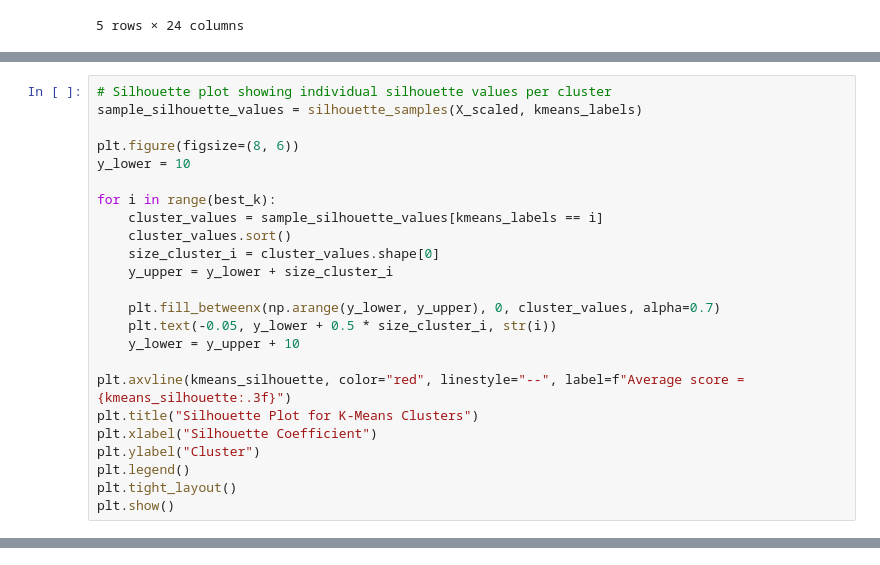
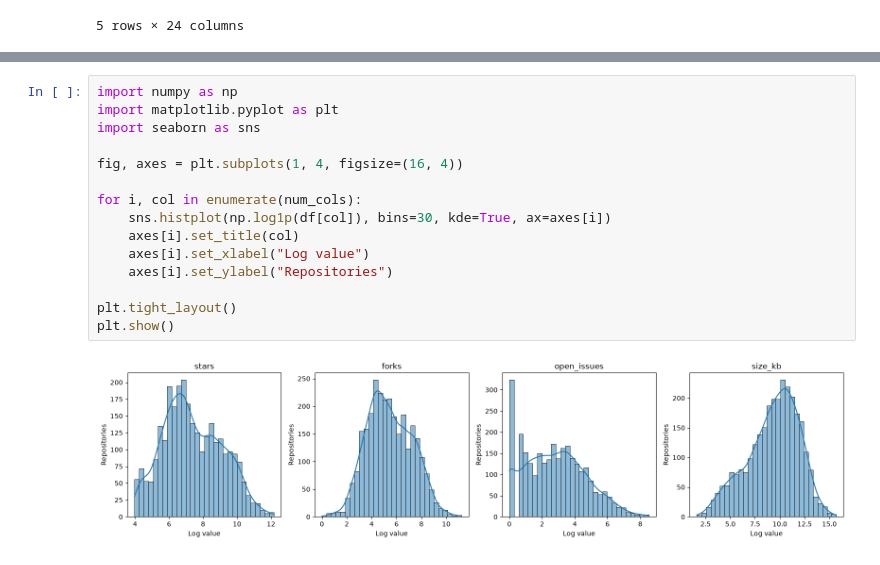
Before and after one commit to umang0015/Ai-DataScience, a Jupyter notebook: clustering_analysis_eda_(2).ipynb, the cells around one changed output, grey strips where cells are left out. Cells and saved outputs as stored; diff of their text form.

```diff
--- a/clustering_analysis_eda_(2).ipynb
+++ b/clustering_analysis_eda_(2).ipynb
@@ -404,24 +44,0 @@ K-Means Calinski-Harabasz  : 2507.65
-# %%
-# Silhouette plot showing individual silhouette values per cluster
-sample_silhouette_values = silhouette_samples(X_scaled, kmeans_labels)
-
-plt.figure(figsize=(8, 6))
-y_lower = 10
-
-for i in range(best_k):
-    cluster_values = sample_silhouette_values[kmeans_labels == i]
-    cluster_values.sort()
-    size_cluster_i = cluster_values.shape[0]
-    y_upper = y_lower + size_cluster_i
-
-    plt.fill_betweenx(np.arange(y_lower, y_upper), 0, cluster_values, alpha=0.7)
-    plt.text(-0.05, y_lower + 0.5 * size_cluster_i, str(i))
-    y_lower = y_upper + 10
-
-plt.axvline(kmeans_silhouette, color="red", linestyle="--", label=f"Average score = {kmeans_silhouette:.3f}")
-plt.title("Silhouette Plot for K-Means Clusters")
-plt.xlabel("Silhouette Coefficient")
-plt.ylabel("Cluster")
-plt.legend()
-plt.tight_layout()
-plt.show()
@@ -759,0 +152,17 @@ GitHub AI repositories split into **"mainstream/typical" projects** and **"break
+# %%
+import numpy as np
+import matplotlib.pyplot as plt
+import seaborn as sns
+
+fig, axes = plt.subplots(1, 4, figsize=(16, 4))
+
+for i, col in enumerate(num_cols):
+    sns.histplot(np.log1p(df[col]), bins=30, kde=True, ax=axes[i])
+    axes[i].set_title(col)
+    axes[i].set_xlabel("Log value")
+    axes[i].set_ylabel("Repositories")
+
+plt.tight_layout()
+plt.show()
+# %% [output]
+[figure, added]
```
Also changed, not shown: parts of 149 cells of this notebook.
